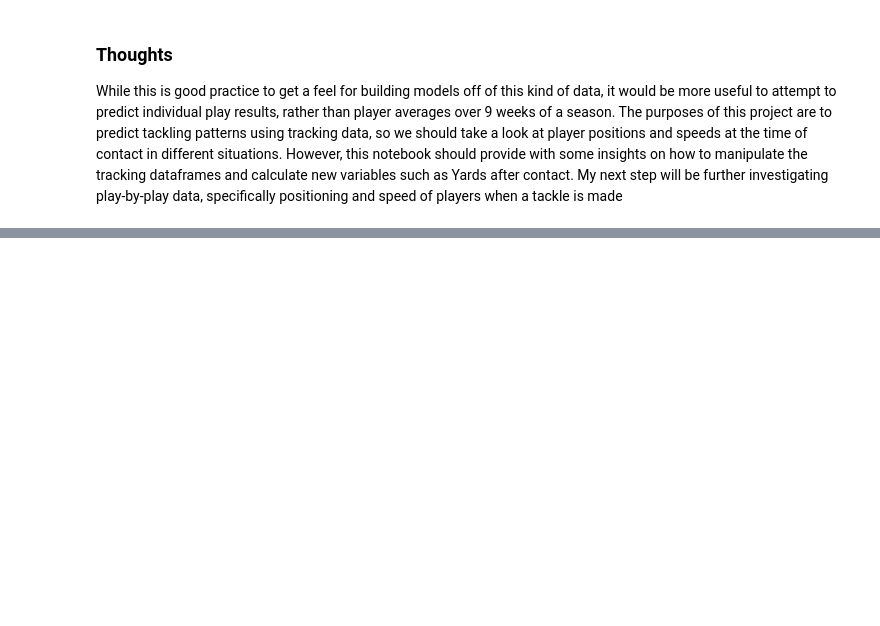
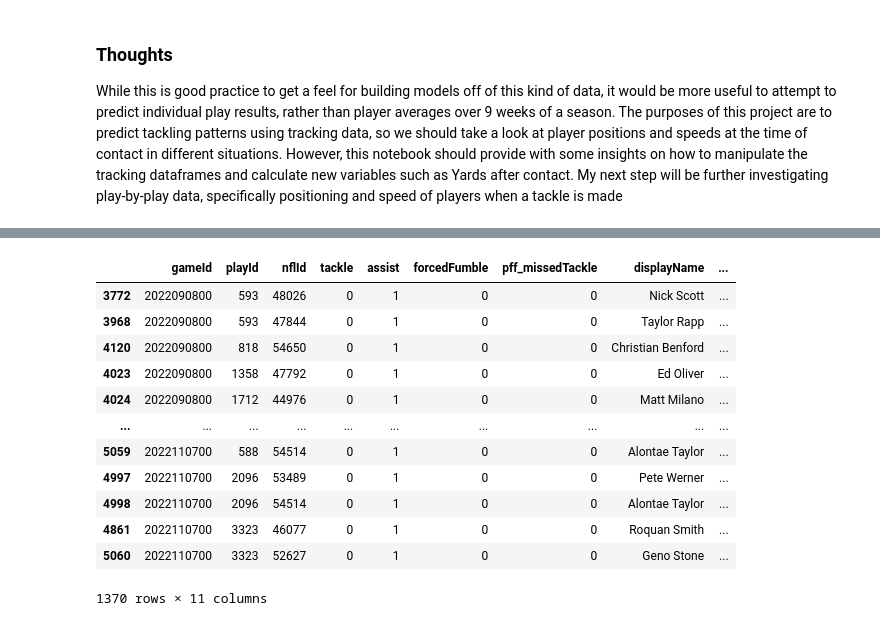
Before and after one commit to quincy928/BDB-2023, a Jupyter notebook: YAC EDA.ipynb, the cells around one changed output, grey strips where cells are left out. Saved outputs shown, nothing was run; the diff lists cells and outputs as text; code cells hidden in the pictures; blank space fills up the shorter version.

```diff
--- a/YAC EDA.ipynb
+++ b/YAC EDA.ipynb
@@ -455,0 +562,34 @@ While this is good practice to get a feel for building models off of this kind o
+# %%
+# Identify the rows with NaN values in 'first_defender'
+nan_rows = tackles_pass['first_defender'].isna()
+
+# For each row with NaN, find the player with the shortest distance_first_contact
+for index, row in tackles_pass[nan_rows].iterrows():
+    play_id = row['playId']
+    game_id = row['gameId']
+
+    # Filter dataframe to the same play and game
+    same_play_game = tackles_pass[(tackles_pass['playId'] == play_id) & (tackles_pass['gameId'] == game_id)]
+
+    # Find the player with the shortest distance_first_contact
+    shortest_distance_player = same_play_game.loc[same_play_game['distance_first_contact'].idxmin()]['displayName']
+
+    # Update 'first_defender' for the NaN row
+    tackles_pass.at[index, 'first_defender'] = shortest_distance_player
+
+# Verify the changes
+tackles_pass[tackles_pass.assist != 0].sort_values(by = ['gameId','playId'])
+# %% [output]
+|  | gameId | playId | nflId | tackle | assist | forcedFumble | pff_missedTackle | displayName | ... |
+| 3772 | 2022090800 | 593 | 48026 | 0 | 1 | 0 | 0 | Nick Scott | ... |
+| 3968 | 2022090800 | 593 | 47844 | 0 | 1 | 0 | 0 | Taylor Rapp | ... |
+| 4120 | 2022090800 | 818 | 54650 | 0 | 1 | 0 | 0 | Christian Benford | ... |
+| 4023 | 2022090800 | 1358 | 47792 | 0 | 1 | 0 | 0 | Ed Oliver | ... |
+| 4024 | 2022090800 | 1712 | 44976 | 0 | 1 | 0 | 0 | Matt Milano | ... |
+| ... | ... | ... | ... | ... | ... | ... | ... | ... | ... |
+| 5059 | 2022110700 | 588 | 54514 | 0 | 1 | 0 | 0 | Alontae Taylor | ... |
+| 4997 | 2022110700 | 2096 | 53489 | 0 | 1 | 0 | 0 | Pete Werner | ... |
+| 4998 | 2022110700 | 2096 | 54514 | 0 | 1 | 0 | 0 | Alontae Taylor | ... |
+| 4861 | 2022110700 | 3323 | 46077 | 0 | 1 | 0 | 0 | Roquan Smith | ... |
+| 5060 | 2022110700 | 3323 | 52627 | 0 | 1 | 0 | 0 | Geno Stone | ... |
+1370 rows × 11 columns
```
Also changed, not shown: parts of 27 cells of this notebook.
